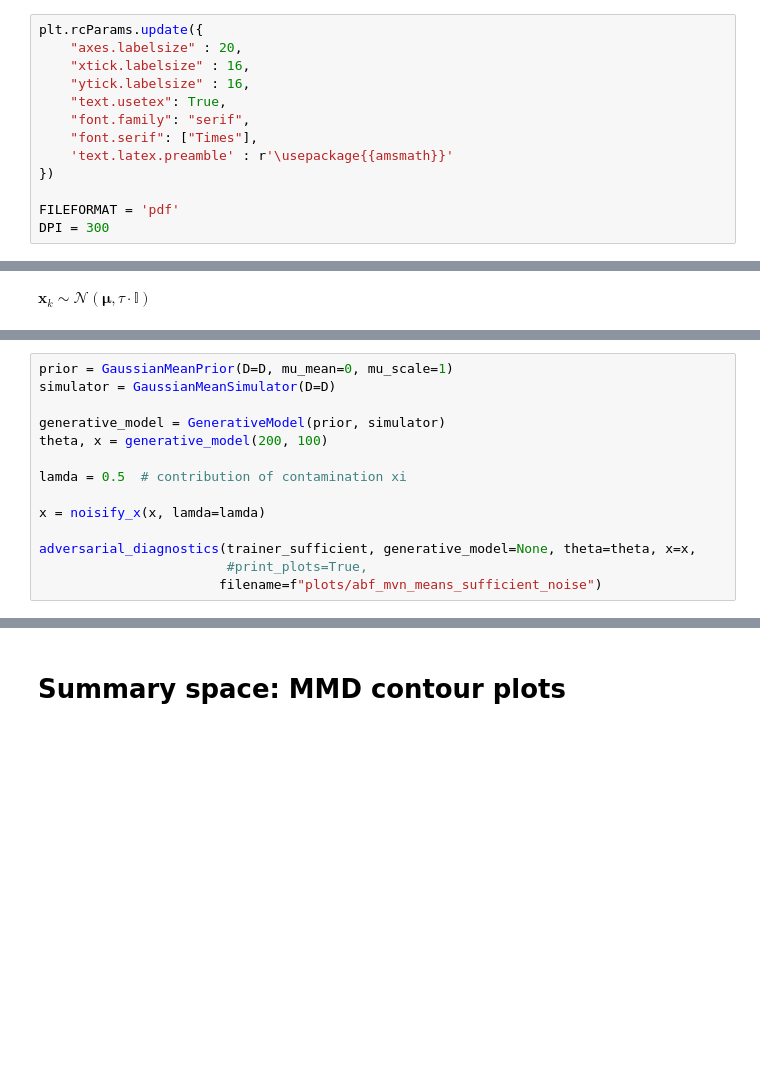
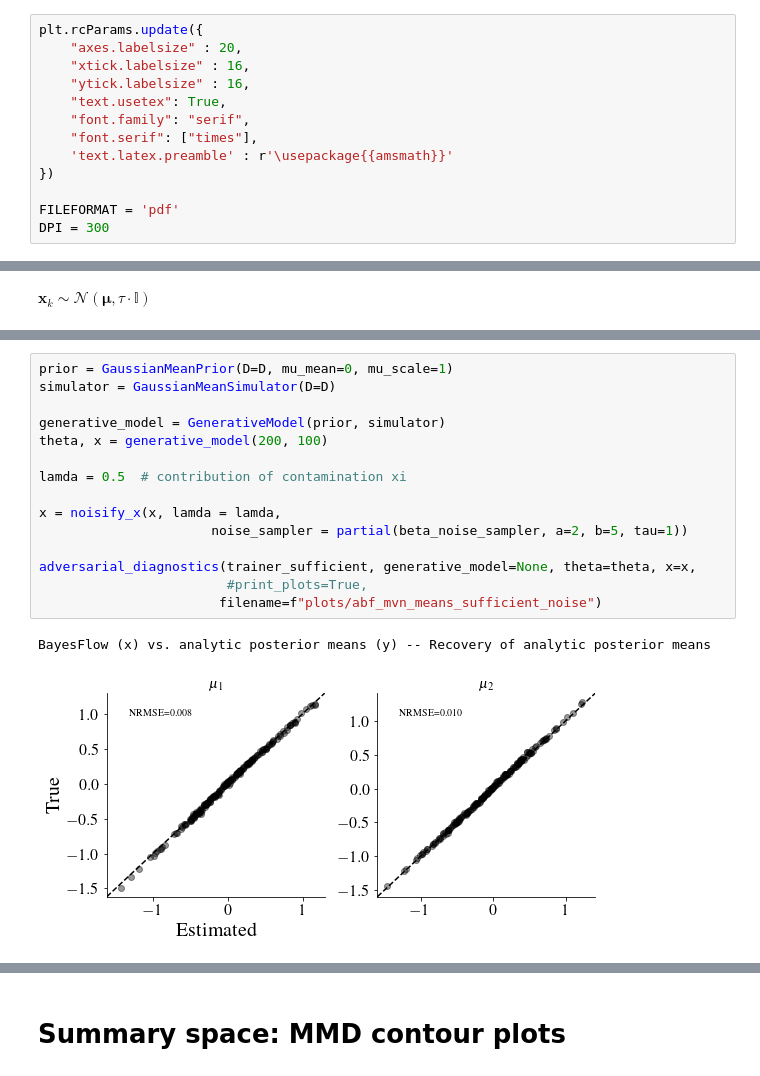
Before and after one commit to marvinschmitt/ModelMisspecificationBF, a Jupyter notebook: abf_mvn_means.ipynb, the cells around one changed output, grey strips where cells are left out. Saved outputs shown, nothing was run; the diff lists cells and outputs as text; blank space fills up the shorter version.

```diff
--- a/abf_mvn_means.ipynb
+++ b/abf_mvn_means.ipynb
@@ -44,7 +44,7 @@ plt.rcParams.update({
     "ytick.labelsize" : 16,
     "text.usetex": True,
     "font.family": "serif",
-    "font.serif": ["Times"],
+    "font.serif": ["times"],
     'text.latex.preamble' : r'\usepackage{{amsmath}}'
 })
 
@@ -337,17 +355,21 @@ In this scenario, the contamination $\xi$ is *stable noise* and added to the dat
 # %%
 prior = GaussianMeanPrior(D=D, mu_mean=0, mu_scale=1)
 simulator = GaussianMeanSimulator(D=D)
 
 generative_model = GenerativeModel(prior, simulator)
 theta, x = generative_model(200, 100)
 
 lamda = 0.5  # contribution of contamination xi
 
-x = noisify_x(x, lamda=lamda)
+x = noisify_x(x, lamda = lamda,
+                      noise_sampler = partial(beta_noise_sampler, a=2, b=5, tau=1))
 
 adversarial_diagnostics(trainer_sufficient, generative_model=None, theta=theta, x=x,
                         #print_plots=True,
                        filename=f"plots/abf_mvn_means_sufficient_noise")
+# %% [output]
+BayesFlow (x) vs. analytic posterior means (y) -- Recovery of analytic posterior means
+[figure, added]
 # %%
 prior = GaussianMeanPrior(D=D, mu_mean=0, mu_scale=1)
 simulator = GaussianMeanSimulator(D=D)
```
Also changed, not shown: parts of 41 cells of this notebook, 3 other files.
